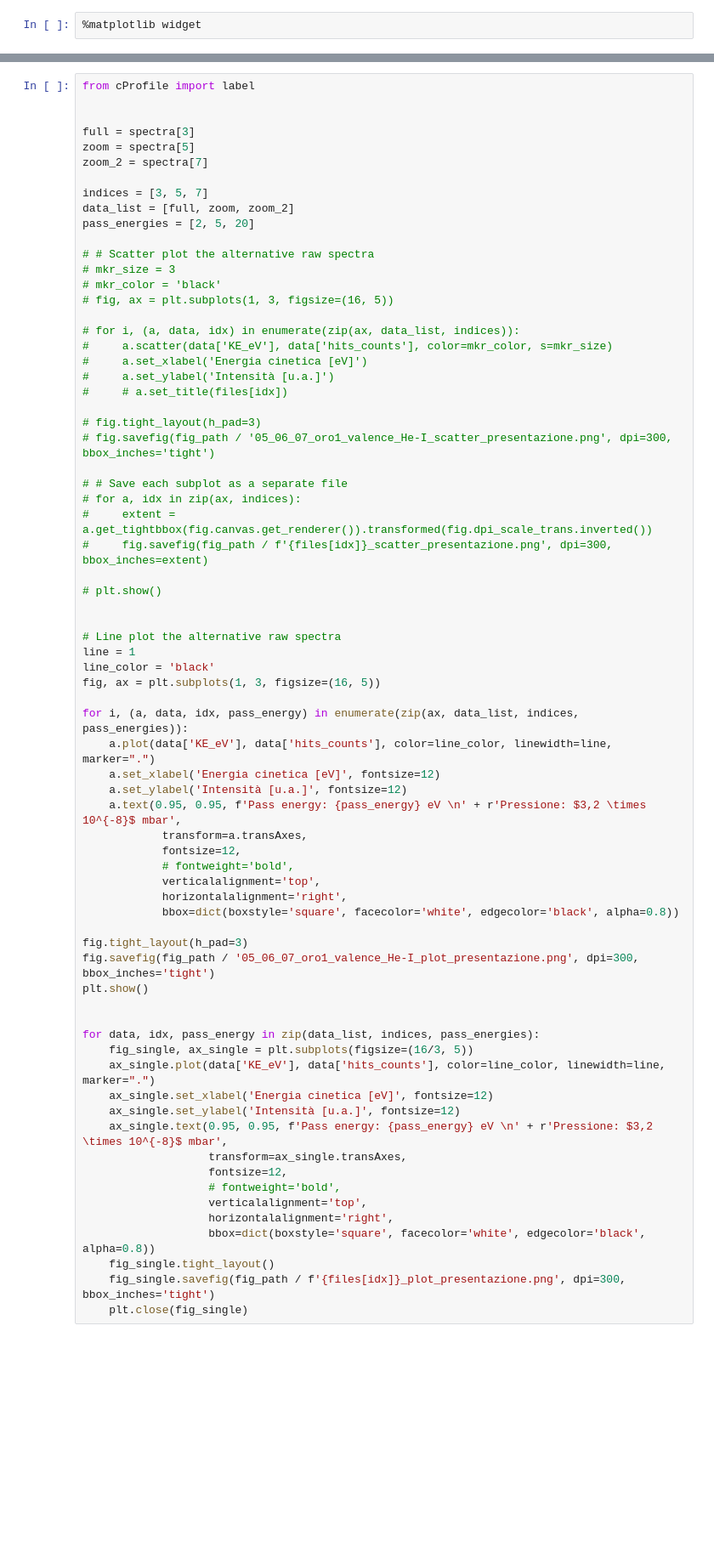
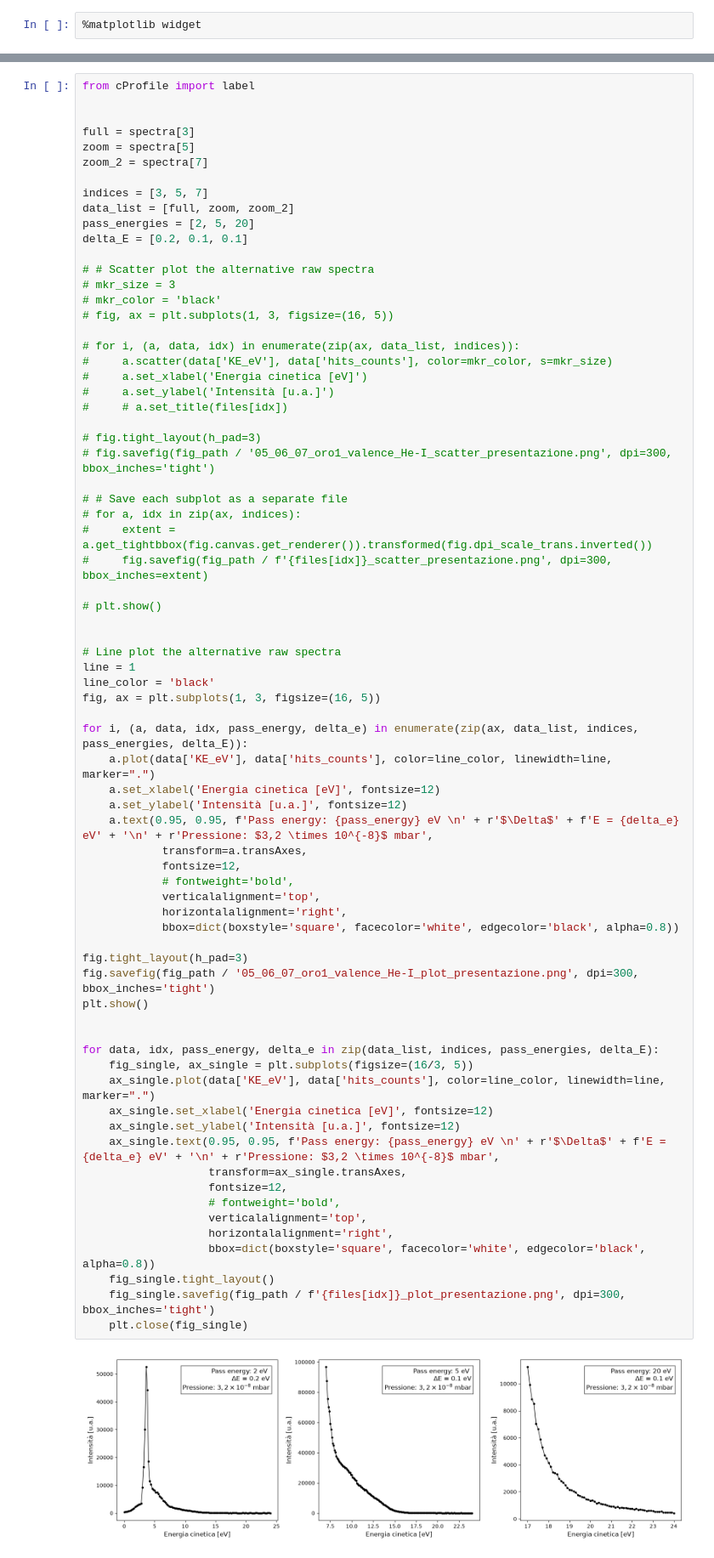
Before and after one commit to maddoc-g/XPS, a Jupyter notebook: data/2026-06-17/plot_data.ipynb, the cells around one changed output, grey strips where cells are left out. Shown at 85% size. Drawn from its saved outputs; the diff is of its cells as text; blank space fills up the shorter version.

```diff
--- a/data/2026-06-17/plot_data.ipynb
+++ b/data/2026-06-17/plot_data.ipynb
@@ -61,6 +74,7 @@ zoom_2 = spectra[7]
 indices = [3, 5, 7]
 data_list = [full, zoom, zoom_2]
 pass_energies = [2, 5, 20]
+delta_E = [0.2, 0.1, 0.1]
 
 # # Scatter plot the alternative raw spectra
 # mkr_size = 3
@@ -89,35 +103,37 @@ line = 1
 line_color = 'black'
 fig, ax = plt.subplots(1, 3, figsize=(16, 5))
 
-for i, (a, data, idx, pass_energy) in enumerate(zip(ax, data_list, indices, pass_energies)):
+for i, (a, data, idx, pass_energy, delta_e) in enumerate(zip(ax, data_list, indices, pass_energies, delta_E)):
     a.plot(data['KE_eV'], data['hits_counts'], color=line_color, linewidth=line, marker=".")
     a.set_xlabel('Energia cinetica [eV]', fontsize=12)
     a.set_ylabel('Intensità [u.a.]', fontsize=12)
-    a.text(0.95, 0.95, f'Pass energy: {pass_energy} eV \n' + r'Pressione: $3,2 \times 10^{-8}$ mbar',
+    a.text(0.95, 0.95, f'Pass energy: {pass_energy} eV \n' + r'$\Delta$' + f'E = {delta_e} eV' + '\n' + r'Pressione: $3,2 \times 10^{-8}$ mbar',
             transform=a.transAxes,
             fontsize=12,
             # fontweight='bold',
             verticalalignment='top',
             horizontalalignment='right',
             bbox=dict(boxstyle='square', facecolor='white', edgecolor='black', alpha=0.8))
 
 fig.tight_layout(h_pad=3)
 fig.savefig(fig_path / '05_06_07_oro1_valence_He-I_plot_presentazione.png', dpi=300, bbox_inches='tight')
 plt.show()
 
 
-for data, idx, pass_energy in zip(data_list, indices, pass_energies):
+for data, idx, pass_energy, delta_e in zip(data_list, indices, pass_energies, delta_E):
     fig_single, ax_single = plt.subplots(figsize=(16/3, 5))
     ax_single.plot(data['KE_eV'], data['hits_counts'], color=line_color, linewidth=line, marker=".")
     ax_single.set_xlabel('Energia cinetica [eV]', fontsize=12)
     ax_single.set_ylabel('Intensità [u.a.]', fontsize=12)
-    ax_single.text(0.95, 0.95, f'Pass energy: {pass_energy} eV \n' + r'Pressione: $3,2 \times 10^{-8}$ mbar',
+    ax_single.text(0.95, 0.95, f'Pass energy: {pass_energy} eV \n' + r'$\Delta$' + f'E = {delta_e} eV' + '\n' + r'Pressione: $3,2 \times 10^{-8}$ mbar',
                    transform=ax_single.transAxes,
                    fontsize=12,
                    # fontweight='bold',
                    verticalalignment='top',
                    horizontalalignment='right',
                    bbox=dict(boxstyle='square', facecolor='white', edgecolor='black', alpha=0.8))
     fig_single.tight_layout()
     fig_single.savefig(fig_path / f'{files[idx]}_plot_presentazione.png', dpi=300, bbox_inches='tight')
     plt.close(fig_single)
+# %% [output]
+[figure, added]
```
Also changed, not shown: parts of 1 cell of this notebook, 19 other files.
